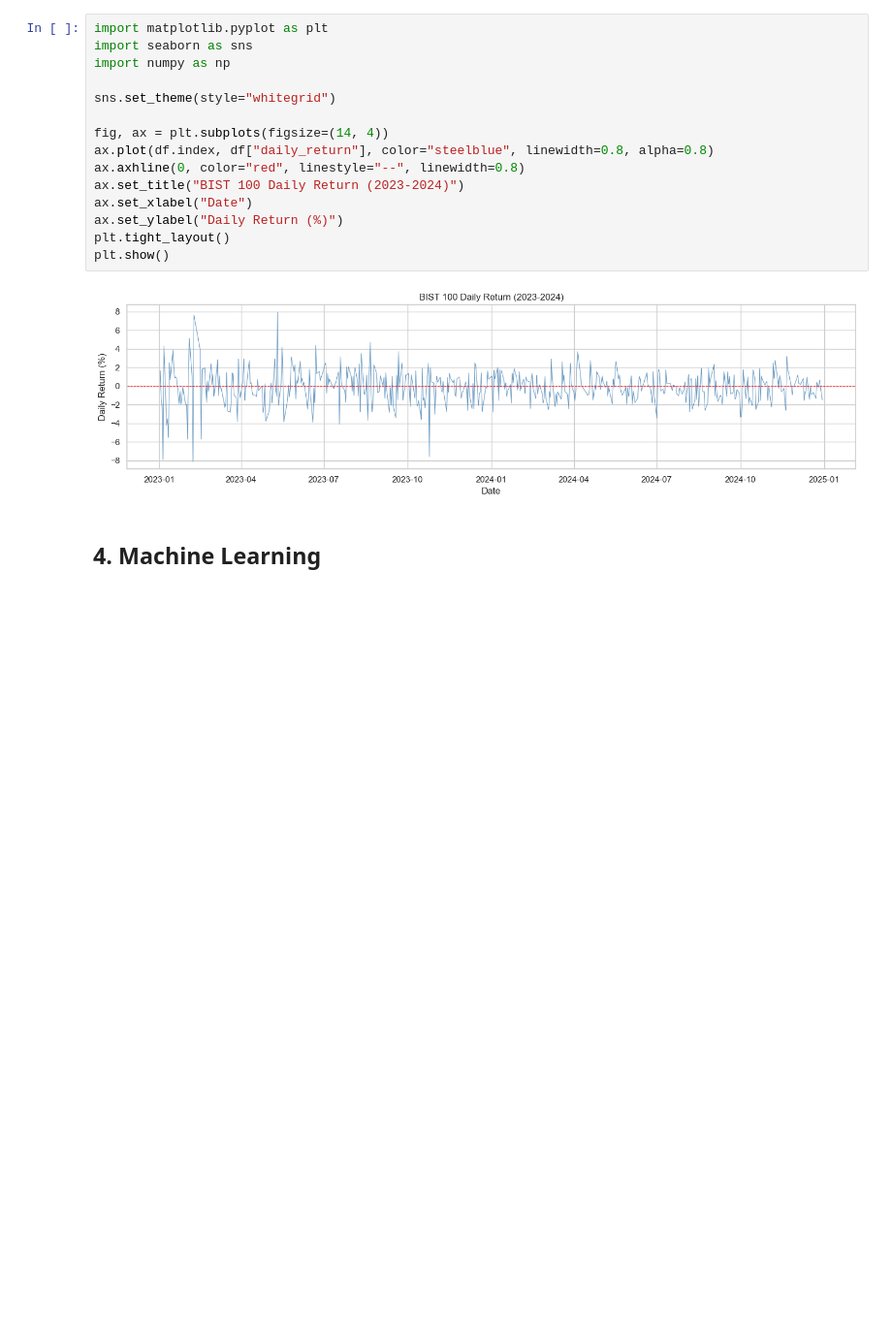
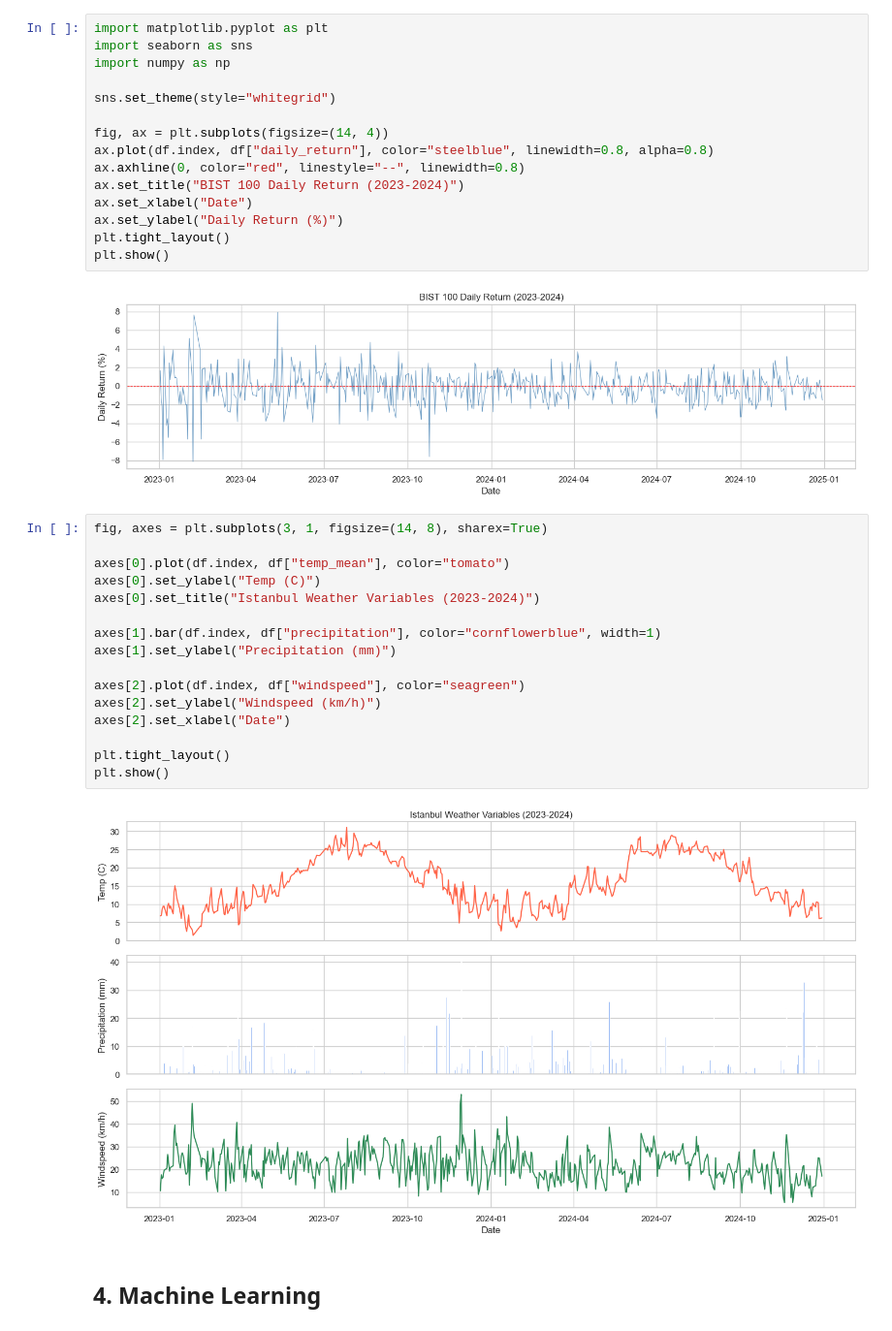
Before and after one commit to emreaks13/DSA210-project, a Jupyter notebook: Eda.ipynb, the cells around one changed output. Shown at 97% size. Drawn from its saved outputs; the diff is of its cells as text; blank space fills up the shorter version.

Commit message:
Add Istanbul weather variables time series plot

```diff
--- a/Eda.ipynb
+++ b/Eda.ipynb
@@ -101,6 +101,24 @@ plt.tight_layout()
 plt.show()
 # %% [output]
 [figure]
+# %%
+fig, axes = plt.subplots(3, 1, figsize=(14, 8), sharex=True)
+
+axes[0].plot(df.index, df["temp_mean"], color="tomato")
+axes[0].set_ylabel("Temp (C)")
+axes[0].set_title("Istanbul Weather Variables (2023-2024)")
+
+axes[1].bar(df.index, df["precipitation"], color="cornflowerblue", width=1)
+axes[1].set_ylabel("Precipitation (mm)")
+
+axes[2].plot(df.index, df["windspeed"], color="seagreen")
+axes[2].set_ylabel("Windspeed (km/h)")
+axes[2].set_xlabel("Date")
+
+plt.tight_layout()
+plt.show()
+# %% [output]
+[figure, added]
 # %% [markdown]
 ## 4. Machine Learning
 # %%
```
